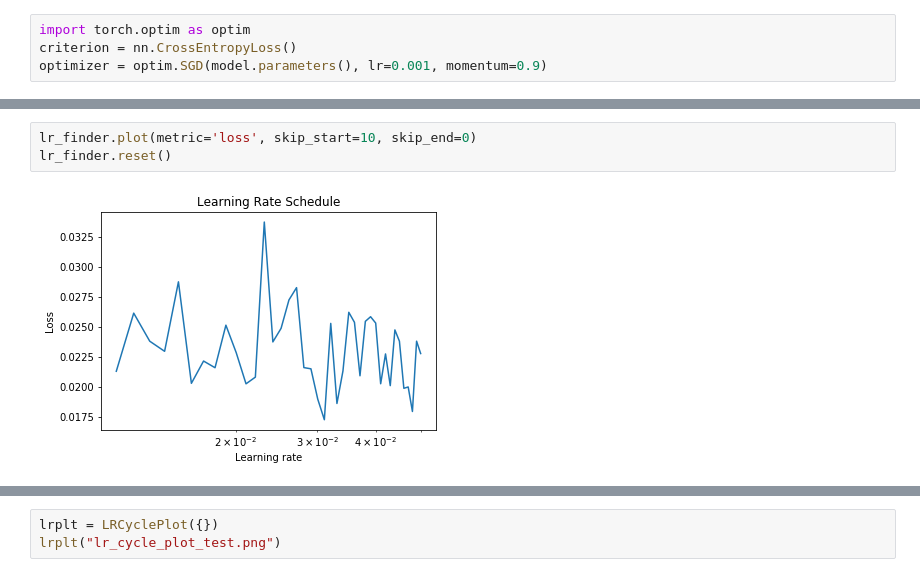
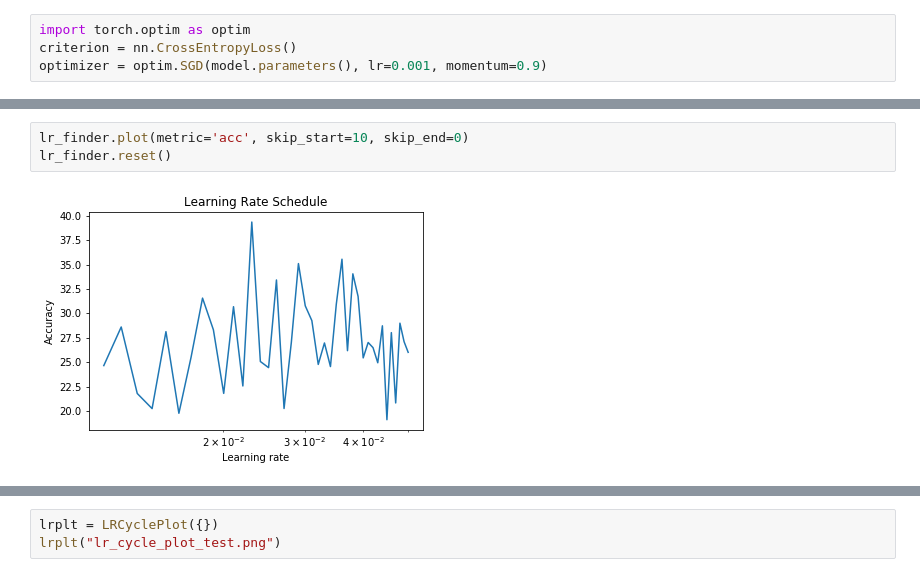
Before and after one commit to forsc/DeepLearning, a Jupyter notebook: S11/S11.ipynb, the cells around one changed output, grey strips where cells are left out. Cells and saved outputs as stored; diff of their text form.

```diff
--- a/S11/S11.ipynb
+++ b/S11/S11.ipynb
@@ -85,8 +84,8 @@ Learning rate search finished. See the graph with {finder_name}.plot()
 # %%
-lr_finder.plot(metric='loss', skip_start=10, skip_end=0)
+lr_finder.plot(metric='acc', skip_start=10, skip_end=0)
 lr_finder.reset()
 # %% [output]
-[figure, old version]
+[figure, new version]
 # %%
 best_loss = lr_finder.best_loss
 best_lr = lr_finder.history["lr"][lr_finder.history["loss"].index(best_loss)]
```
Also changed, not shown: parts of 6 cells of this notebook.
